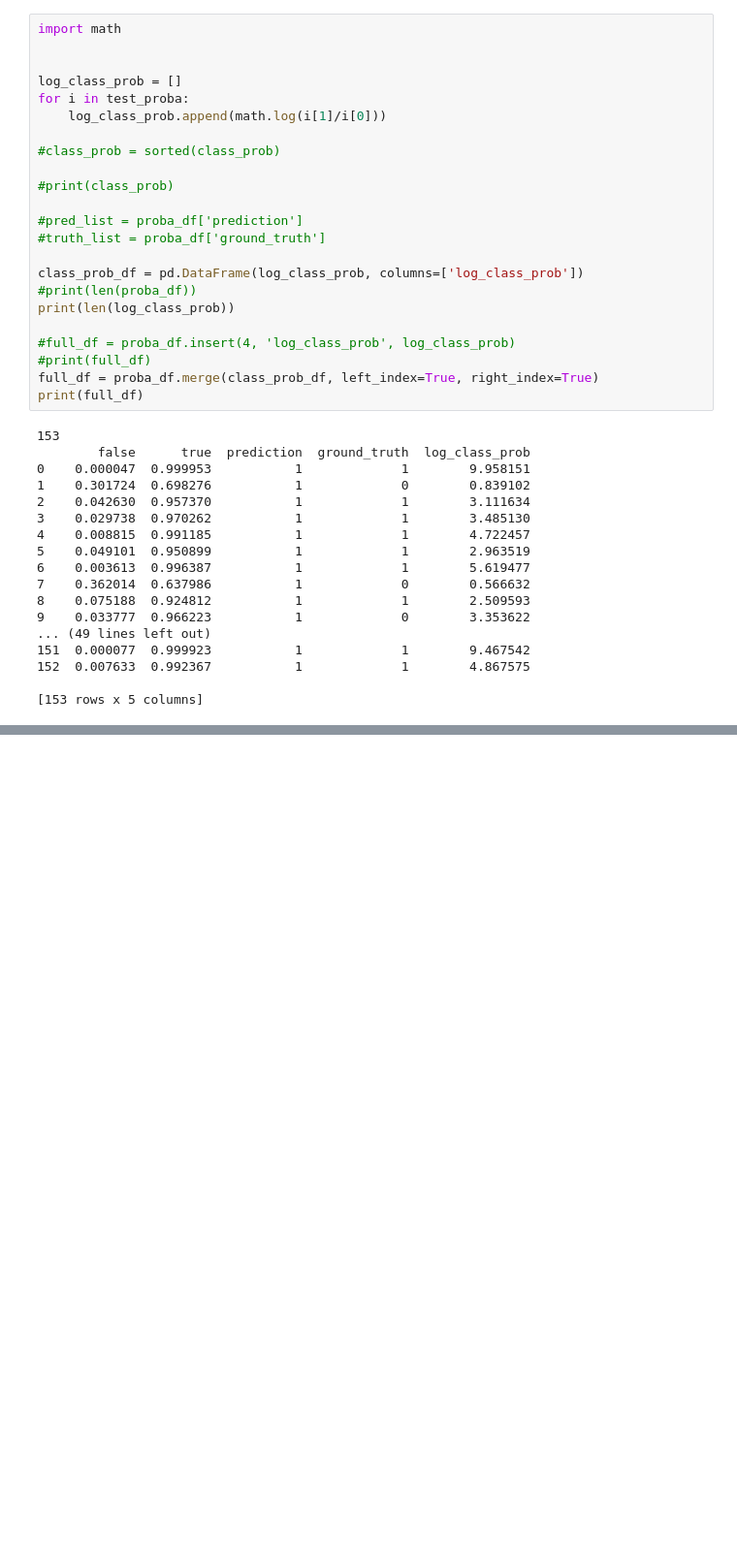
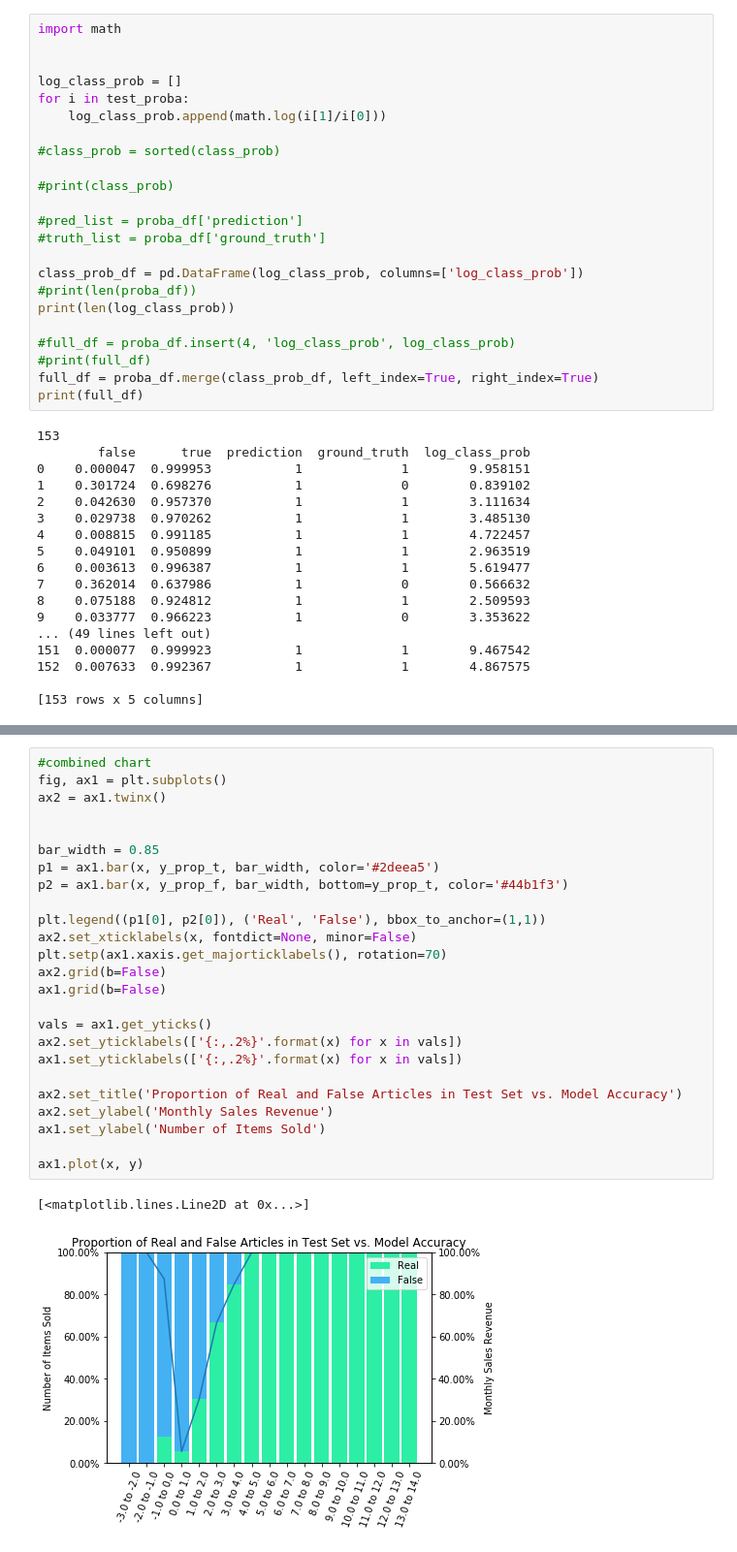
Before and after one commit to ornithomachina/ornithomachina, a Jupyter notebook: MultinomialNB_Classifier_V2.0.ipynb, the cells around one changed output, grey strips where cells are left out. Shown at 97% size. Saved outputs shown, nothing was run; the diff lists cells and outputs as text; blank space fills up the shorter version.

```diff
--- a/MultinomialNB_Classifier_V2.0.ipynb
+++ b/MultinomialNB_Classifier_V2.0.ipynb
@@ -388,0 +448,28 @@ ax.plot(x, y, 'go-')
+# %%
+#combined chart
+fig, ax1 = plt.subplots()
+ax2 = ax1.twinx()
+
+
+bar_width = 0.85
+p1 = ax1.bar(x, y_prop_t, bar_width, color='#2deea5')
+p2 = ax1.bar(x, y_prop_f, bar_width, bottom=y_prop_t, color='#44b1f3')
+
+plt.legend((p1[0], p2[0]), ('Real', 'False'), bbox_to_anchor=(1,1))
+ax2.set_xticklabels(x, fontdict=None, minor=False)
+plt.setp(ax1.xaxis.get_majorticklabels(), rotation=70)
+ax2.grid(b=False)
+ax1.grid(b=False)
+
+vals = ax1.get_yticks()
+ax2.set_yticklabels(['{:,.2%}'.format(x) for x in vals])
+ax1.set_yticklabels(['{:,.2%}'.format(x) for x in vals])
+
+ax2.set_title('Proportion of Real and False Articles in Test Set vs. Model Accuracy')
+ax2.set_ylabel('Monthly Sales Revenue')
+ax1.set_ylabel('Number of Items Sold')
+
+ax1.plot(x, y)
+# %% [output]
+[<matplotlib.lines.Line2D at 0x...>]
+[figure, added]
```
Also changed, not shown: parts of 5 cells of this notebook, 6 other files.
